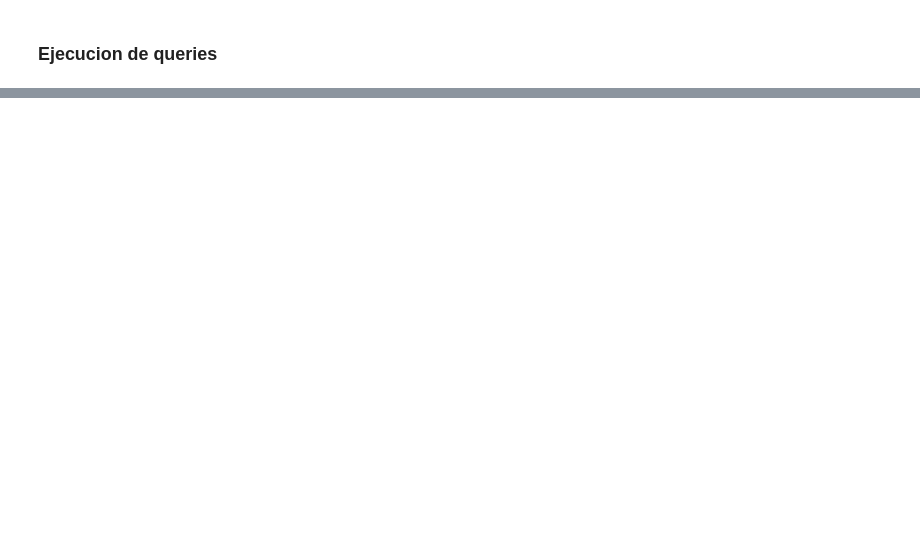
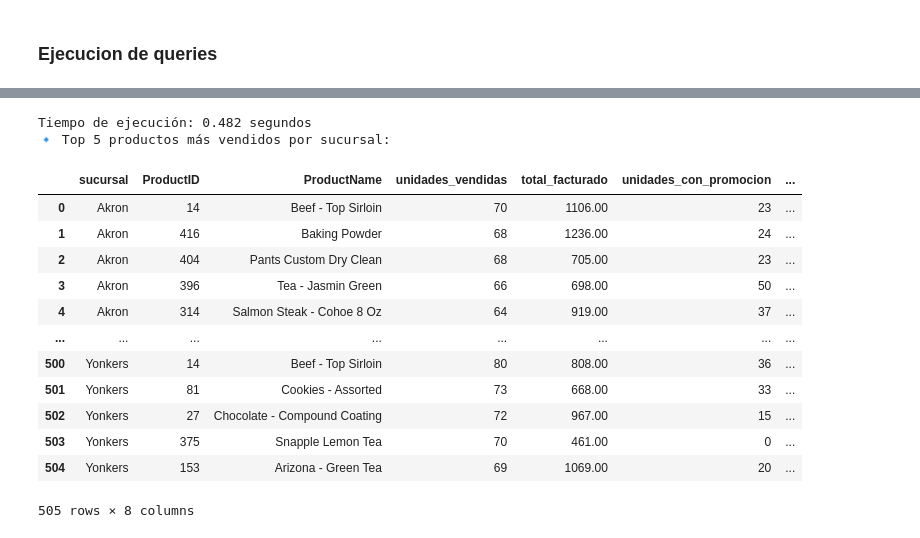
Before and after one commit to BryanCPineda/sales_company, a Jupyter notebook: notebooks/sales_analysis_demo.ipynb, the cells around one changed output, grey strips where cells are left out. Drawn from its saved outputs; the diff is of its cells as text; code cells hidden in the pictures; blank space fills up the shorter version.

Commit message:
Implement code changes to enhance functionality and improve performance

```diff
--- a/notebooks/sales_analysis_demo.ipynb
+++ b/notebooks/sales_analysis_demo.ipynb
@@ -122,0 +331,7 @@ assert db1 is db2
+# %%
+# Estrategia 3: product_performance utiliza el procedimiento almacenado.
+
+# Estrategia de análisis de rendimiento de productos por sucursal. Utiliza CTE y función ventana RANK para obtener, por cada sucursal (ciudad), el top 5 productos más vendidos, con detalle de unidades vendidas, facturación total y ventas con/sin promoción.
+
+report.product_performance() # Por defecto se toma el top de 5 productos mas vendidos
+# %% [output]
@@ -122,0 +339,15 @@ assert db1 is db2
+Tiempo de ejecución: 0.482 segundos
+🔹 Top 5 productos más vendidos por sucursal:
+|  | sucursal | ProductID | ProductName | unidades_vendidas | total_facturado | unidades_con_promocion | ... |
+| 0 | Akron | 14 | Beef - Top Sirloin | 70 | 1106.00 | 23 | ... |
+| 1 | Akron | 416 | Baking Powder | 68 | 1236.00 | 24 | ... |
+| 2 | Akron | 404 | Pants Custom Dry Clean | 68 | 705.00 | 23 | ... |
+| 3 | Akron | 396 | Tea - Jasmin Green | 66 | 698.00 | 50 | ... |
+| 4 | Akron | 314 | Salmon Steak - Cohoe 8 Oz | 64 | 919.00 | 37 | ... |
+| ... | ... | ... | ... | ... | ... | ... | ... |
+| 500 | Yonkers | 14 | Beef - Top Sirloin | 80 | 808.00 | 36 | ... |
+| 501 | Yonkers | 81 | Cookies - Assorted | 73 | 668.00 | 33 | ... |
+| 502 | Yonkers | 27 | Chocolate - Compound Coating | 72 | 967.00 | 15 | ... |
+| 503 | Yonkers | 375 | Snapple Lemon Tea | 70 | 461.00 | 0 | ... |
+| 504 | Yonkers | 153 | Arizona - Green Tea | 69 | 1069.00 | 20 | ... |
+505 rows × 8 columns
```
Also changed, not shown: parts of 37 cells of this notebook.
